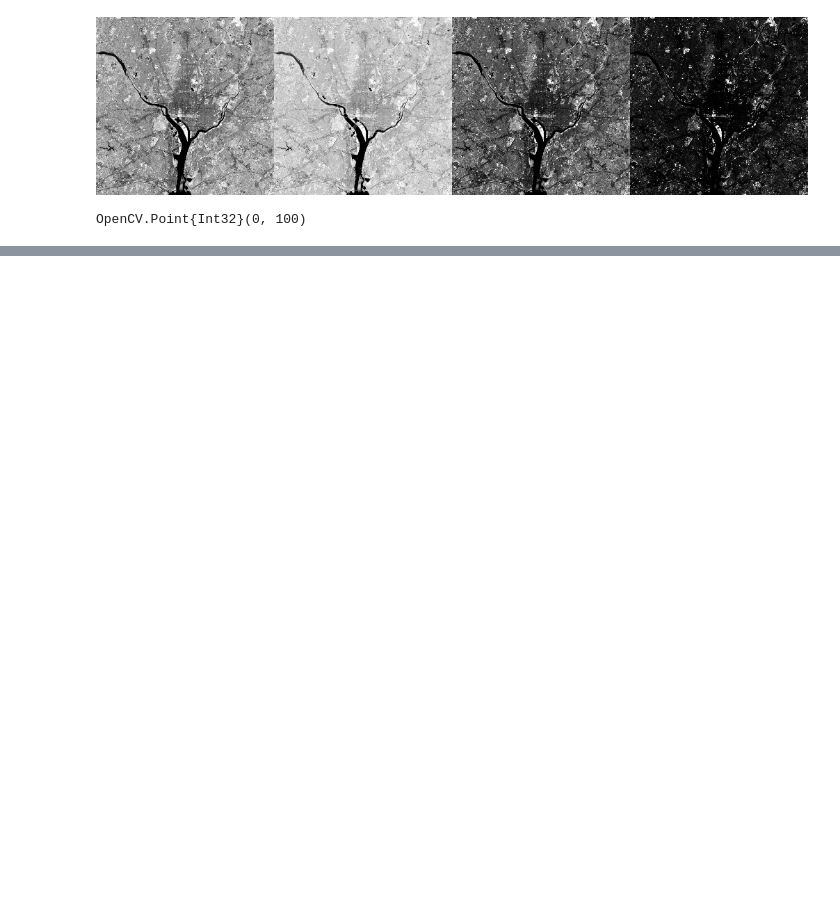
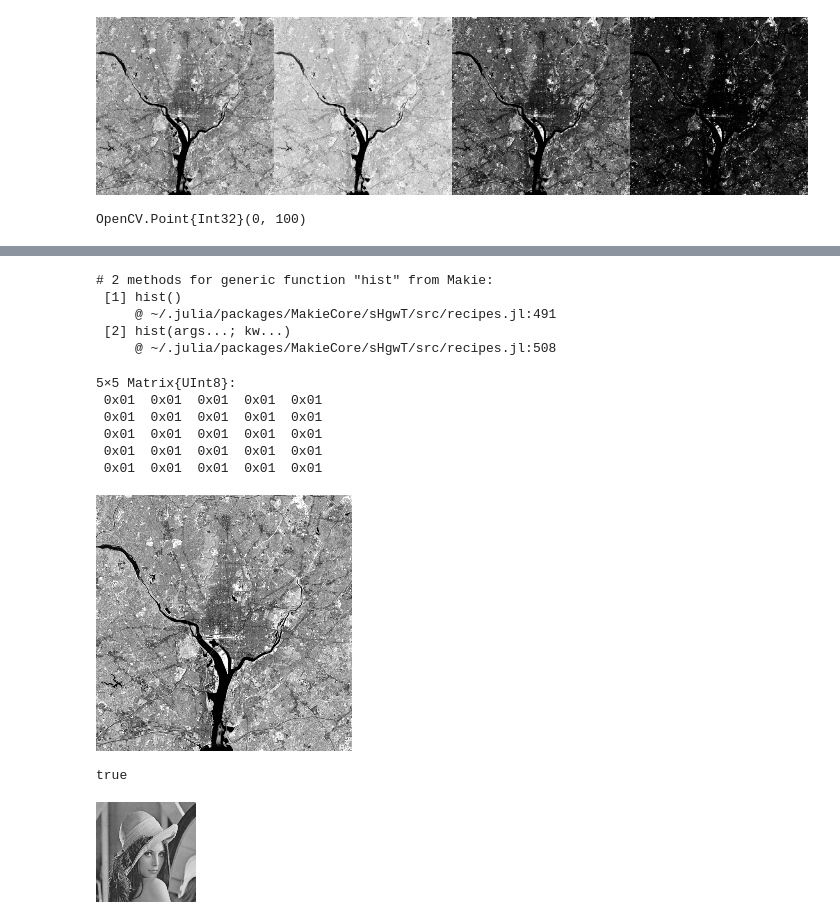
Before and after one commit to Julia-KAERI/NumericalAnalysis, a Jupyter notebook: src/image_processing/notebooks/image01.ipynb, the cells around one changed output, grey strips where cells are left out. Cells and saved outputs as stored; diff of their text form; code cells hidden in the pictures; blank space fills up the shorter version.

```diff
--- a/src/image_processing/notebooks/image01.ipynb
+++ b/src/image_processing/notebooks/image01.ipynb
@@ -75,0 +144,34 @@ Closest candidates are:
+# %%
+methods(hist)
+# %% [output]
+# 2 methods for generic function "hist" from Makie:
+ [1] hist()
+     @ ~/.julia/packages/MakieCore/sHgwT/src/recipes.jl:491
+ [2] hist(args...; kw...)
+     @ ~/.julia/packages/MakieCore/sHgwT/src/recipes.jl:508
+# %%
+fill(UInt8(1), 5,5)
+# %% [output]
+5×5 Matrix{UInt8}:
+ 0x01  0x01  0x01  0x01  0x01
+ 0x01  0x01  0x01  0x01  0x01
+ 0x01  0x01  0x01  0x01  0x01
+ 0x01  0x01  0x01  0x01  0x01
+ 0x01  0x01  0x01  0x01  0x01
+# %%
+img1
+# %% [output]
+[figure, added]
+# %%
+img0= cv.resize(img2mat(testimage("lena_gray_256.tif")), cv.Size{Int32}(100, 100))
+img1 = cv.resize(img0, cv.Size(Int32(256), Int32(256));interpolation= cv.INTER_NEAREST)
+img2 = cv.resize(img0, cv.Size(Int32(256), Int32(256));interpolation= cv.INTER_LINEAR)
+img3 = cv.resize(img0, cv.Size(Int32(256), Int32(256));interpolation= cv.INTER_CUBIC)
+s = arr2mat(cat(img1, img2, img3; dims=2))
+#cv.imwrite("interpolation.png", s)
+# %% [output]
+true
+# %%
+img0
+# %% [output]
+[figure, added]
```
Also changed, not shown: parts of 19 cells of this notebook, 12 other files.
